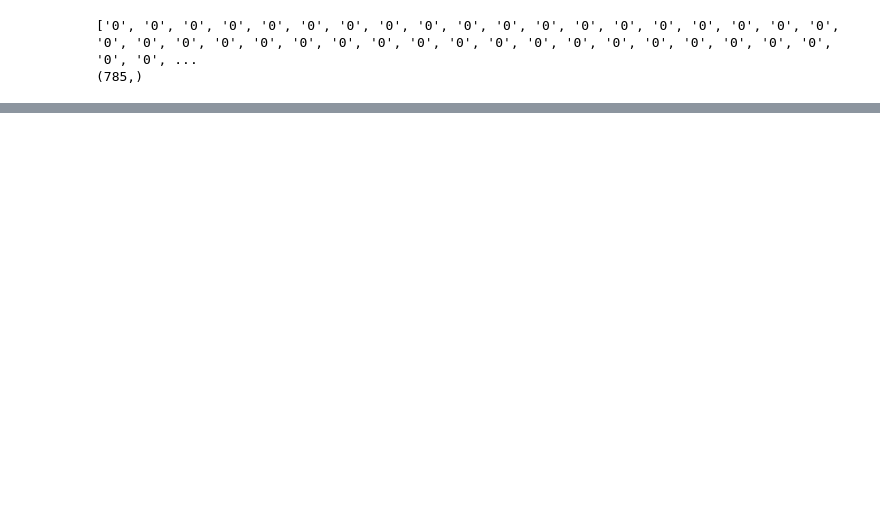
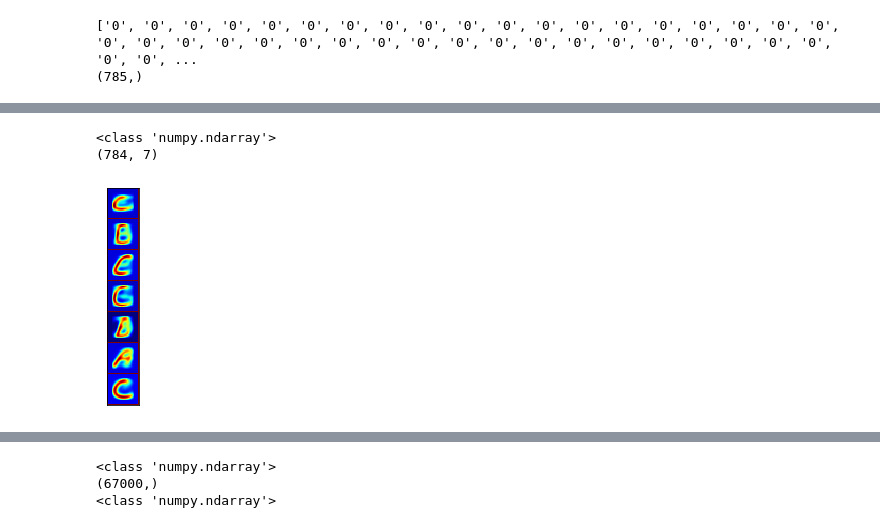
Before and after one commit to datdinh173011/abc, a Jupyter notebook: Datndchuviettay.ipynb, the cells around one changed output, grey strips where cells are left out. Saved outputs shown, nothing was run; the diff lists cells and outputs as text; code cells hidden in the pictures; blank space fills up the shorter version.

```diff
--- a/Datndchuviettay.ipynb
+++ b/Datndchuviettay.ipynb
@@ -335,0 +371,36 @@ for r in res:
+# %%
+X = train_x1
+X0 = np.asarray(X)[:67000,:]/256.0
+X = X0
+
+K = 7
+
+kmeans = KMeans(n_clusters=K).fit(X)
+
+pred_label = kmeans.predict(X)
+# %%
+print(type(kmeans.cluster_centers_.T))
+print(kmeans.cluster_centers_.T.shape)
+A = display_network(kmeans.cluster_centers_.T, K, 1)
+
+f1 = plt.imshow(A, interpolation='nearest', cmap = "jet")
+f1.axes.get_xaxis().set_visible(False)
+f1.axes.get_yaxis().set_visible(False)
+plt.show()
+# plt.savefig('a1.png', bbox_inches='tight')
+
+
+# a colormap and a normalization instance
+cmap = plt.cm.jet
+norm = plt.Normalize(vmin=A.min(), vmax=A.max())
+
+# map the normalized data to colors
+# image is now RGBA (512x512x4)
+image = cmap(norm(A))
+
+import imageio
+imageio.imwrite('aa.png', image)
+# %% [output]
+<class 'numpy.ndarray'>
+(784, 7)
+[figure, added]
@@ -335,0 +408,8 @@ for r in res:
+# %%
+print(type(pred_label))
+print(pred_label.shape)
+print(type(X0))
+# %% [output]
+<class 'numpy.ndarray'>
+(67000,)
+<class 'numpy.ndarray'>
```
Also changed, not shown: parts of 44 cells of this notebook.
